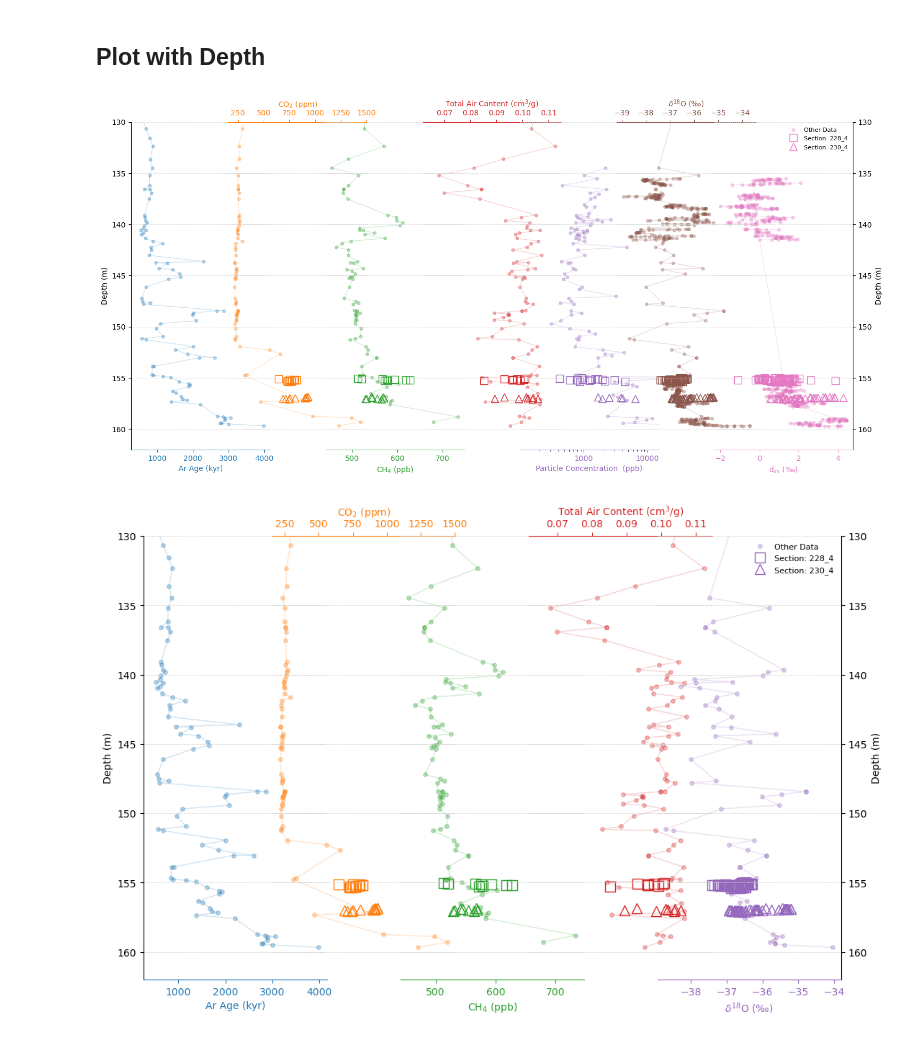
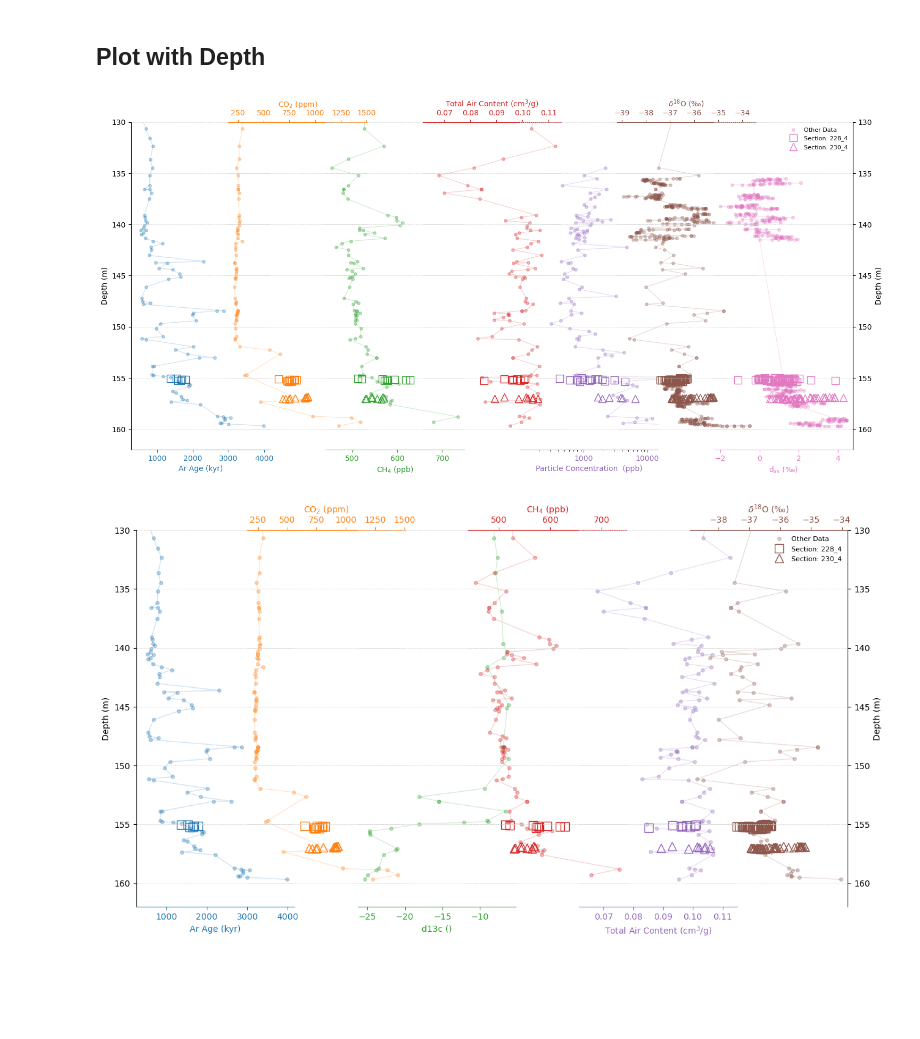
Before and after one commit to liamkirkpatrick/alhic1901_deeplayering, a Jupyter notebook: scripts/plot_samples/context_plots.ipynb, the cells around one changed output. Saved outputs shown, nothing was run; the diff lists cells and outputs as text; code cells hidden in the pictures; blank space fills up the shorter version.

Commit message:
minor updates, includes more complete units and implimentation of plotting IC/ICPMS data

```diff
--- a/scripts/plot_samples/context_plots.ipynb
+++ b/scripts/plot_samples/context_plots.ipynb
@@ -29,7 +26,7 @@ path_to_figures = '../../../figures/'
 ## Load data
 # %%
 # load sample data
-samps = ['water_iso','cc','ic_icpms','cfa','ghg']
+samps = ['water_iso','cc','ic_icpms','cfa','ghg','age']
 
 # loop through and load all sample files
 for s in samps:
@@ -656,13 +651,13 @@ for a in ax[:-1]:
 
 plt.show()
 # %% [output]
-[figure, old version]
+[figure, new version]
 # %%
 # remove all rows from context_data where 'dxs' is not empty
 context_data = published_data
 
 
-prox = ['age','co2','ch4','tac','d18O']
+prox = ['age','co2','d13c','ch4','tac','d18O']
 fig, ax = plt.subplots(1,len(prox),figsize=(2.5*len(prox), 8))
 
 # make a list of attractive colors for the lines using a colormap
@@ -756,31 +751,31 @@ for i in range(len(prox)):
 
 # make the x-axis ticks and numbers match the color of the xlabel
 for i, a in enumerate(ax):
     a.tick_params(axis='x', colors=cmap(i))
     a.tick_params(axis='y', colors='black')
     a.spines['top'].set_color(cmap(i))
     a.spines['bottom'].set_color(cmap(i))
 
 # remove spacing between subplots
 fig.subplots_adjust(wspace=-0.3)
 
 # make each subplot background transparent so points remain visible when overlapped
 for a in ax:
     a.patch.set_alpha(0)
 
 # add legend to the upper right  of the last subplot
 ax[-1].legend(loc='upper right', fontsize=8, markerscale=1, frameon=False)
 
 # delete y axis labels, ticks, vertical line, and numbers for subplots 1:-2
 for a in ax[1:-1]:
     a.set_yticklabels([])
     a.set_yticks([])
     a.set_ylabel('')
 for a in ax[1:]:
     a.spines['left'].set_visible(False)
 for a in ax[:-1]:
     a.spines['right'].set_visible(False)
 
 plt.show()
 # %% [output]
-[figure, old version]
+[figure, new version]
```
Also changed, not shown: parts of 6 cells of this notebook, 5 other files.
